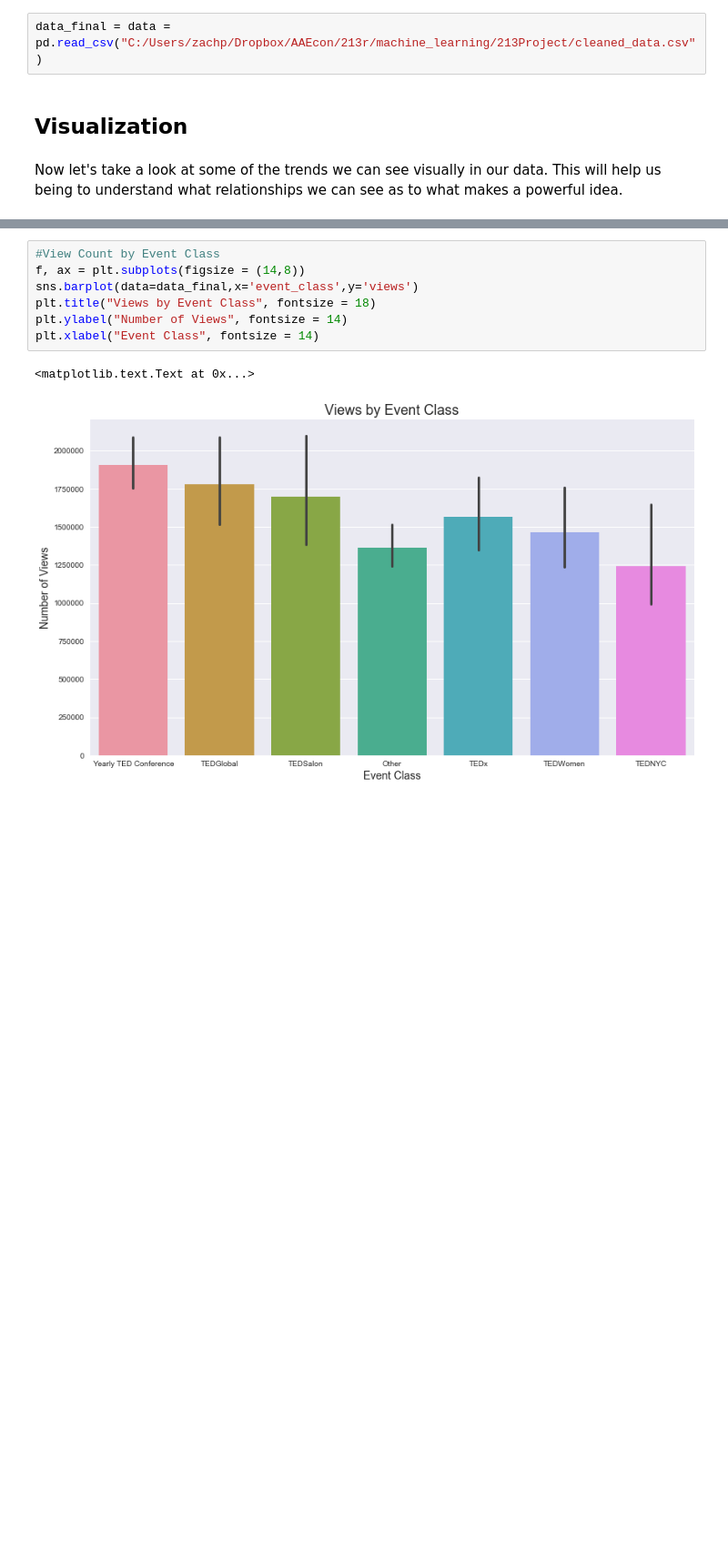
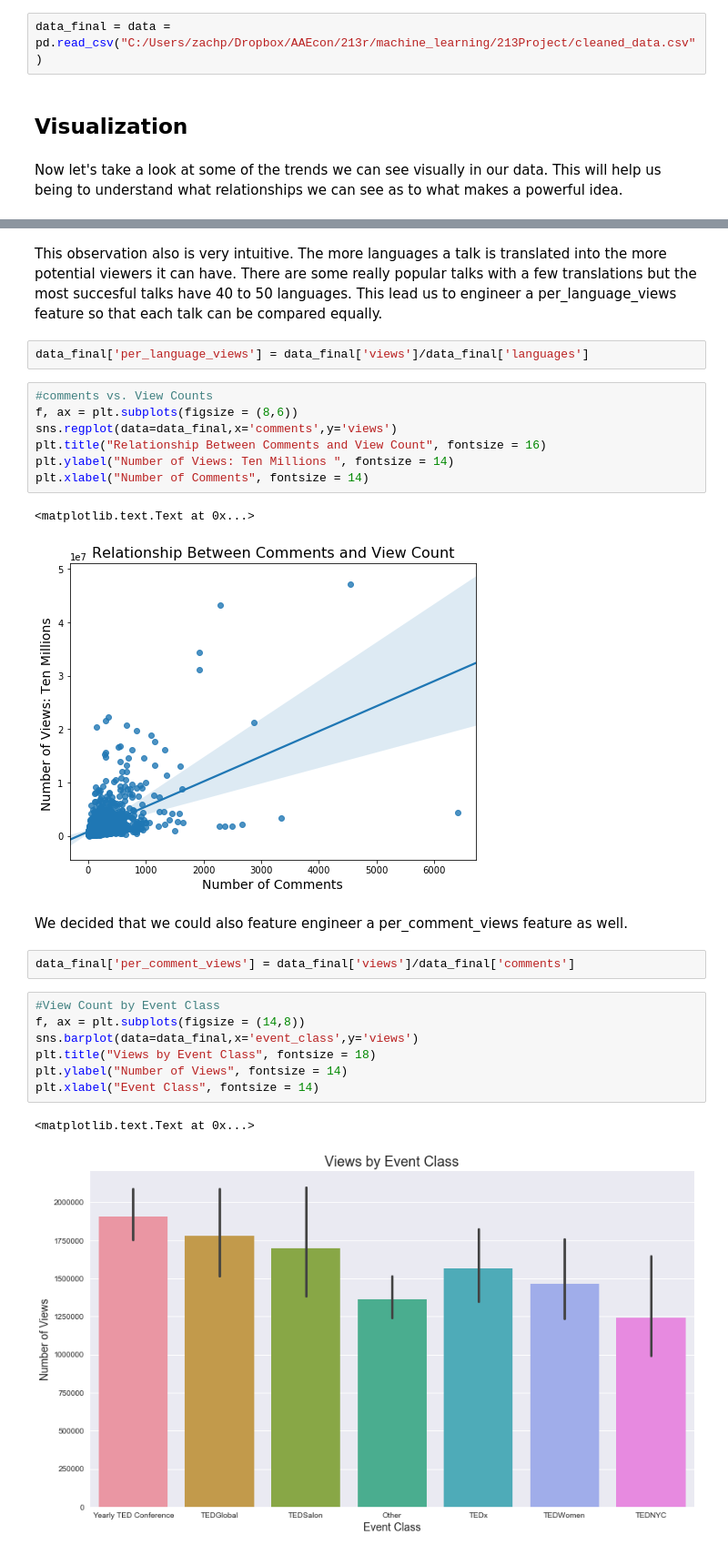
Before and after one commit to TristanMoser/213Project, a Jupyter notebook: TED talk project.ipynb, the cells around one changed output, grey strips where cells are left out. Shown: that part at 91% size. Saved outputs shown, nothing was run; the diff lists cells and outputs as text; blank space fills up the shorter version.

```diff
--- a/TED talk project.ipynb
+++ b/TED talk project.ipynb
@@ -498,3 +501,21 @@ plt.xlabel("Number of Languages", fontsize = 14)
+# %% [markdown]
+This observation also is very intuitive. The more languages a talk is translated into the more potential viewers it can have. There are some really popular talks with a few translations but the most succesful talks have 40 to 50 languages. This lead us to engineer a per_language_views feature so that each talk can be compared equally.
+# %%
+data_final['per_language_views'] = data_final['views']/data_final['languages']
+# %%
+#comments vs. View Counts
+f, ax = plt.subplots(figsize = (8,6))
+sns.regplot(data=data_final,x='comments',y='views')
+plt.title("Relationship Between Comments and View Count", fontsize = 16)
+plt.ylabel("Number of Views: Ten Millions ", fontsize = 14)
+plt.xlabel("Number of Comments", fontsize = 14)
+# %% [output]
+<matplotlib.text.Text at 0x...>
+[figure, added]
+# %% [markdown]
+We decided that we could also feature engineer a per_comment_views feature as well.
+# %%
+data_final['per_comment_views'] = data_final['views']/data_final['comments']
 # %%
 #View Count by Event Class
 f, ax = plt.subplots(figsize = (14,8))
```
Also changed, not shown: parts of 15 cells of this notebook.
